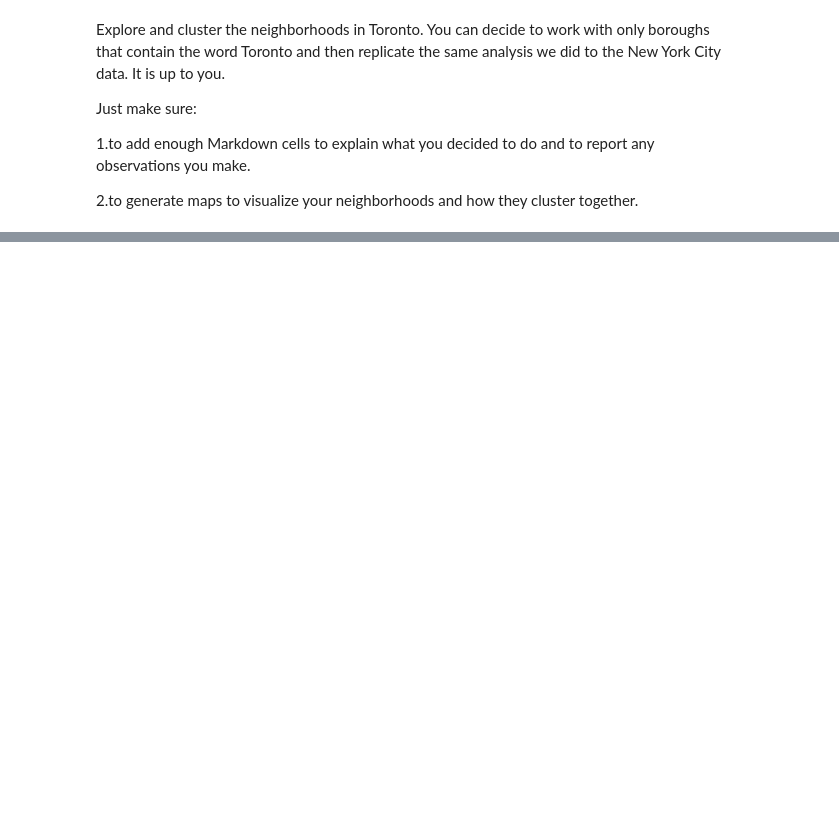
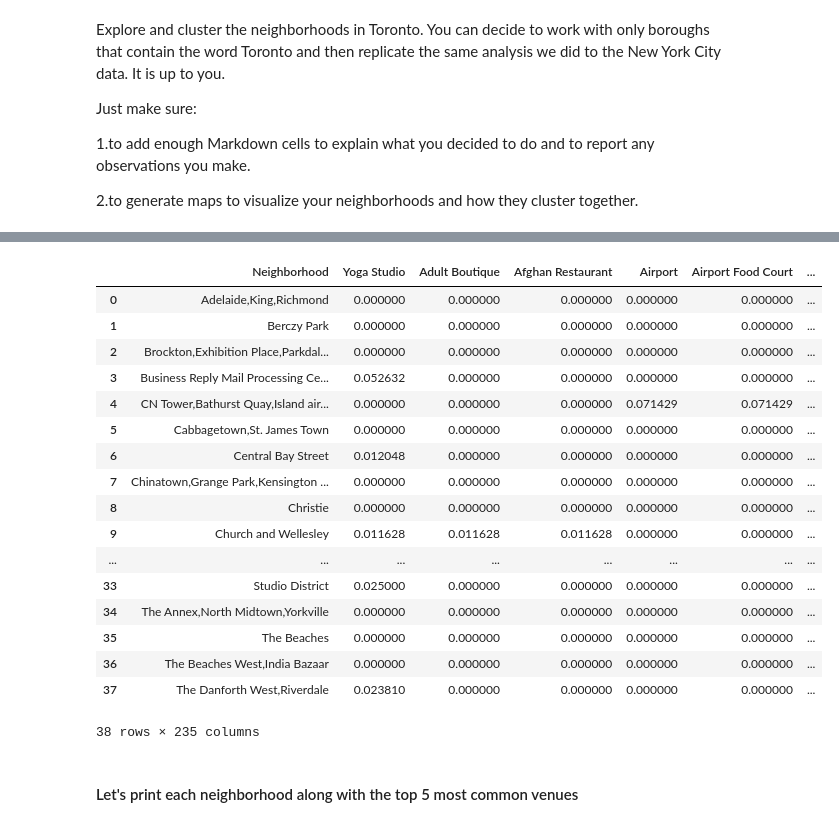
Before and after one commit to a-anakin/testlab, a Jupyter notebook: Assignment - Week 3 - Segmenting and Clustering Neighborhoods in Toronto.ipynb, the cells around one changed output, grey strips where cells are left out. Cells and saved outputs as stored; diff of their text form; code cells hidden in the pictures; blank space fills up the shorter version.

```diff
--- a/Assignment - Week 3 - Segmenting and Clustering Neighborhoods in Toronto.ipynb
+++ b/Assignment - Week 3 - Segmenting and Clustering Neighborhoods in Toronto.ipynb
@@ -108,0 +91,9 @@ Just make sure:
+# %%
+# Find the geograpical coordinates of Toronto
+address = 'Toronto, Ontario'
+
+geolocator = Nominatim(user_agent="tl-toronto-neigh")
+location = geolocator.geocode(address)
+toronto_latitude = location.latitude
+toronto_longitude = location.longitude
+print('The geograpical coordinates of Toronto are {}, {}.'.format(toronto_latitude, toronto_longitude))
@@ -108,0 +123,5 @@ Just make sure:
+# %%
+# Explore boroughs that have Toronto in their names.
+TorontoArea = ['East Toronto', 'Central Toronto', 'Downtown Toronto', 'West Toronto']
+Toronto_df = toronto_df[toronto_df['Borough'].isin(TorontoArea)].reset_index(drop=True)
+Toronto_df.head()
@@ -108,0 +169,6 @@ Just make sure:
+# %%
+
+# Make Venues DF
+Venues_df = pd.DataFrame(venues)
+Venues_df.columns = ['Postal Code', 'Borough', 'Neighborhood', 'Borough Latitude', 'Borough Longitude', 'Venue Name', 'Venue Latitude', 'Venue Longitude', 'Venue Category']
+Venues_df.head()
@@ -108,0 +182,12 @@ Just make sure:
+# %%
+# The one hot encoding
+TorontoOneHot = pd.get_dummies(Venues_df[['Venue Category']], prefix="", prefix_sep="")
+
+TorontoOneHot['Postal Code'] = Venues_df['Postal Code']
+TorontoOneHot['Borough'] = Venues_df['Borough']
+TorontoOneHot['Neighborhood'] = Venues_df['Neighborhood']
+
+Columns = list(TorontoOneHot.columns[-3:]) + list(TorontoOneHot.columns[:-3])
+TorontoOneHot = TorontoOneHot[Columns]
+
+TorontoOneHot.head()
@@ -108,0 +202,26 @@ Just make sure:
+# %%
+# Grouping Toronto one hot encoding and get it's mean
+TorontoOneHotGrouped = TorontoOneHot.groupby('Neighborhood').mean().reset_index()
+TorontoOneHotGrouped
+# %% [output]
+|  | Neighborhood | Yoga Studio | Adult Boutique | Afghan Restaurant | Airport | Airport Food Court | ... |
+| 0 | Adelaide,King,Richmond | 0.000000 | 0.000000 | 0.000000 | 0.000000 | 0.000000 | ... |
+| 1 | Berczy Park | 0.000000 | 0.000000 | 0.000000 | 0.000000 | 0.000000 | ... |
+| 2 | Brockton,Exhibition Place,Parkdal... | 0.000000 | 0.000000 | 0.000000 | 0.000000 | 0.000000 | ... |
+| 3 | Business Reply Mail Processing Ce... | 0.052632 | 0.000000 | 0.000000 | 0.000000 | 0.000000 | ... |
+| 4 | CN Tower,Bathurst Quay,Island air... | 0.000000 | 0.000000 | 0.000000 | 0.071429 | 0.071429 | ... |
+| 5 | Cabbagetown,St. James Town | 0.000000 | 0.000000 | 0.000000 | 0.000000 | 0.000000 | ... |
+| 6 | Central Bay Street | 0.012048 | 0.000000 | 0.000000 | 0.000000 | 0.000000 | ... |
+| 7 | Chinatown,Grange Park,Kensington ... | 0.000000 | 0.000000 | 0.000000 | 0.000000 | 0.000000 | ... |
+| 8 | Christie | 0.000000 | 0.000000 | 0.000000 | 0.000000 | 0.000000 | ... |
+| 9 | Church and Wellesley | 0.011628 | 0.011628 | 0.011628 | 0.000000 | 0.000000 | ... |
+| ... | ... | ... | ... | ... | ... | ... | ... |
+| 33 | Studio District | 0.025000 | 0.000000 | 0.000000 | 0.000000 | 0.000000 | ... |
+| 34 | The Annex,North Midtown,Yorkville | 0.000000 | 0.000000 | 0.000000 | 0.000000 | 0.000000 | ... |
+| 35 | The Beaches | 0.000000 | 0.000000 | 0.000000 | 0.000000 | 0.000000 | ... |
+| 36 | The Beaches West,India Bazaar | 0.000000 | 0.000000 | 0.000000 | 0.000000 | 0.000000 | ... |
+| 37 | The Danforth West,Riverdale | 0.023810 | 0.000000 | 0.000000 | 0.000000 | 0.000000 | ... |
+38 rows × 235 columns
+# %% [markdown]
+
+#### Let's print each neighborhood along with the top 5 most common venues
```
Also changed, not shown: parts of 29 cells of this notebook.
